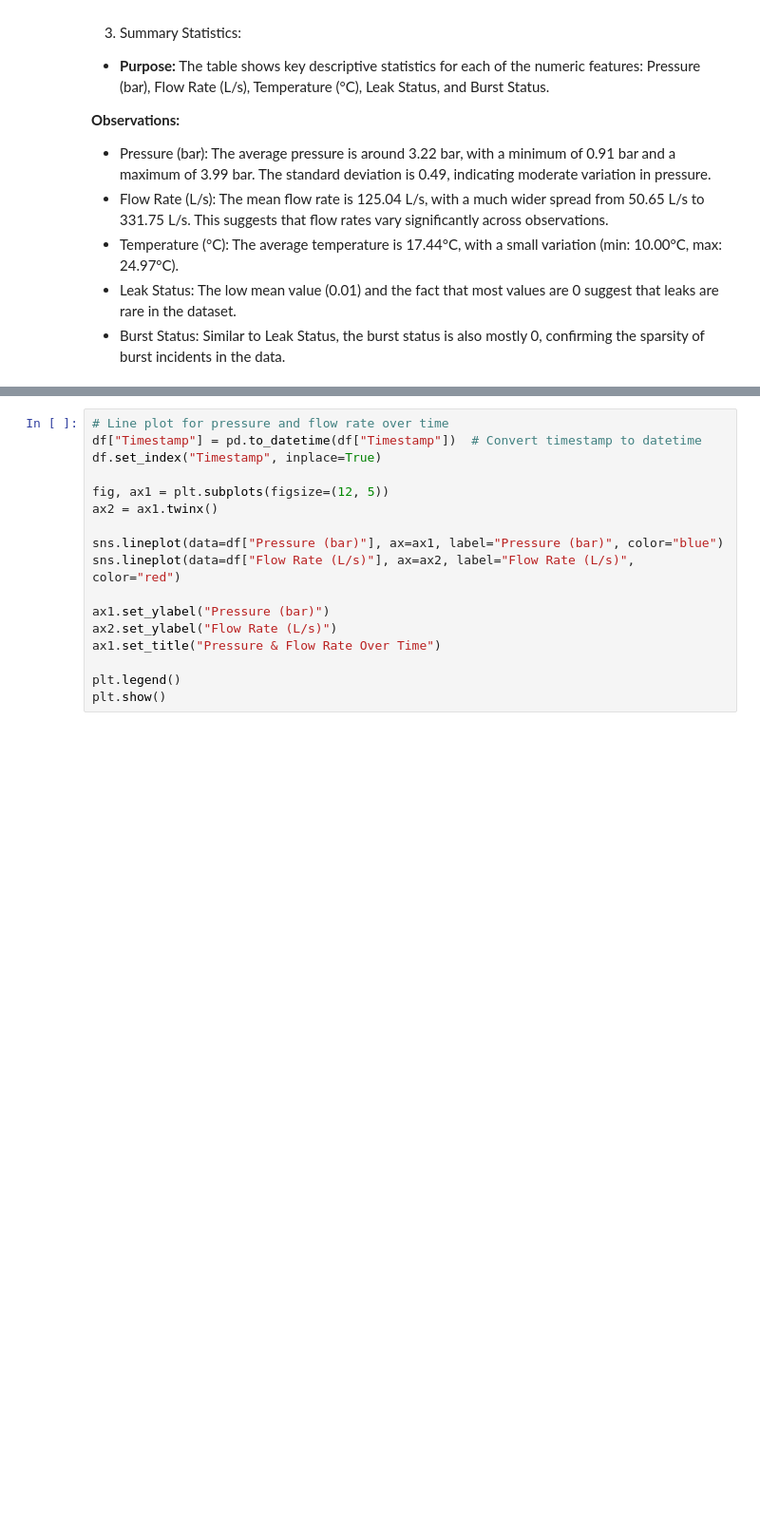
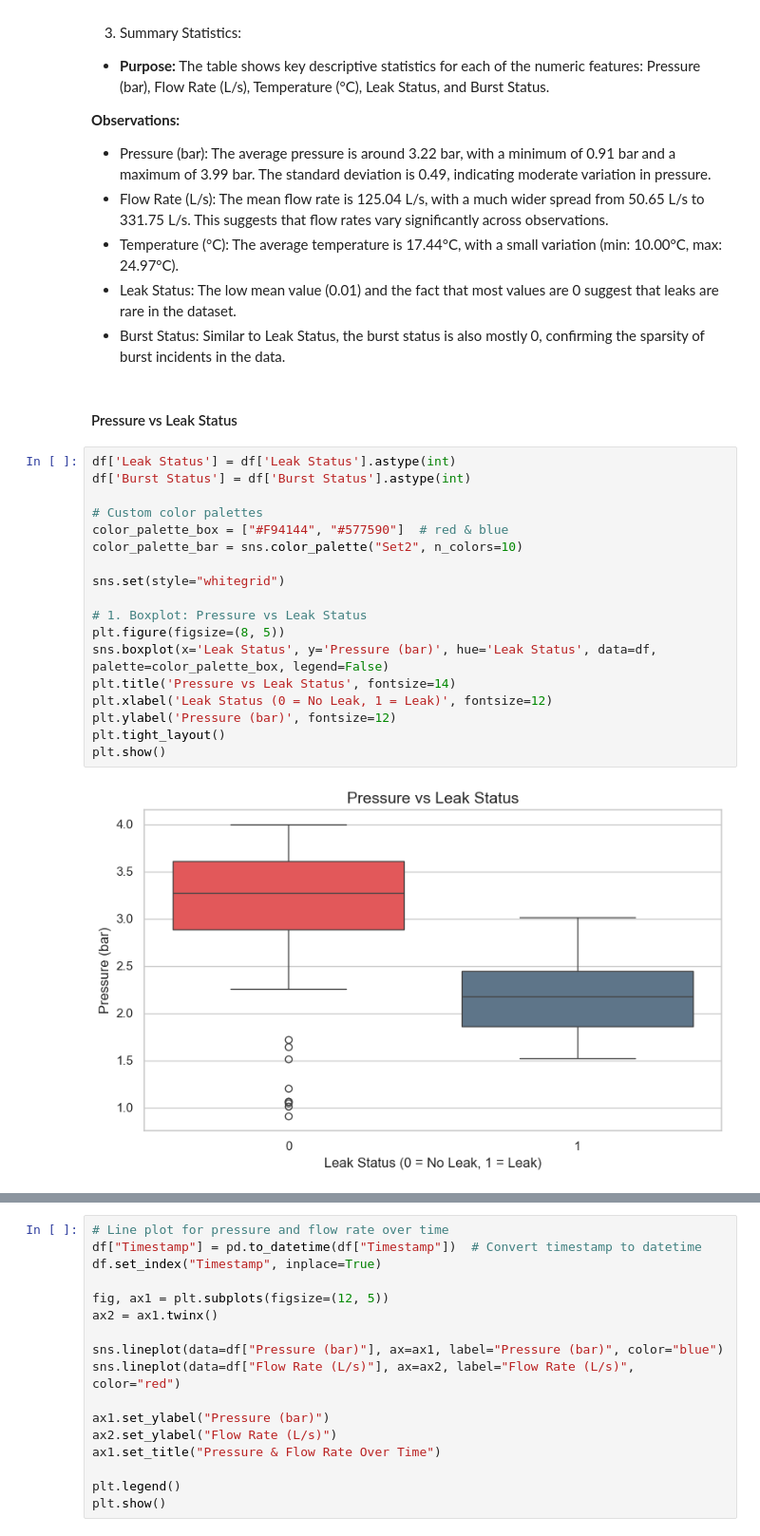
Before and after one commit to CSCN8040-Water-Wastage-in-Urban-Areas/Reducing-Water-Wastage-in-Urban-Areas, a Jupyter notebook: Reducing_Water_Wastage.ipynb, the cells around one changed output, grey strips where cells are left out. Shown: that part at 95% size. Saved outputs shown, nothing was run; the diff lists cells and outputs as text; blank space fills up the shorter version.

```diff
--- a/Reducing_Water_Wastage.ipynb
+++ b/Reducing_Water_Wastage.ipynb
@@ -222,3 +221,25 @@ From the EDA images, here’s a breakdown of what each part shows:
 * Temperature (°C): The average temperature is 17.44°C, with a small variation (min: 10.00°C, max: 24.97°C).
 * Leak Status: The low mean value (0.01) and the fact that most values are 0 suggest that leaks are rare in the dataset.
 * Burst Status: Similar to Leak Status, the burst status is also mostly 0, confirming the sparsity of burst incidents in the data.
+# %% [markdown]
+#### Pressure vs Leak Status
+# %%
+df['Leak Status'] = df['Leak Status'].astype(int)
+df['Burst Status'] = df['Burst Status'].astype(int)
+
+# Custom color palettes
+color_palette_box = ["#F94144", "#577590"]  # red & blue
+color_palette_bar = sns.color_palette("Set2", n_colors=10)
+
+sns.set(style="whitegrid")
+
+# 1. Boxplot: Pressure vs Leak Status
+plt.figure(figsize=(8, 5))
+sns.boxplot(x='Leak Status', y='Pressure (bar)', hue='Leak Status', data=df, palette=color_palette_box, legend=False)
+plt.title('Pressure vs Leak Status', fontsize=14)
+plt.xlabel('Leak Status (0 = No Leak, 1 = Leak)', fontsize=12)
+plt.ylabel('Pressure (bar)', fontsize=12)
+plt.tight_layout()
+plt.show()
+# %% [output]
+[figure, added]
```
Also changed, not shown: parts of 57 cells of this notebook.
